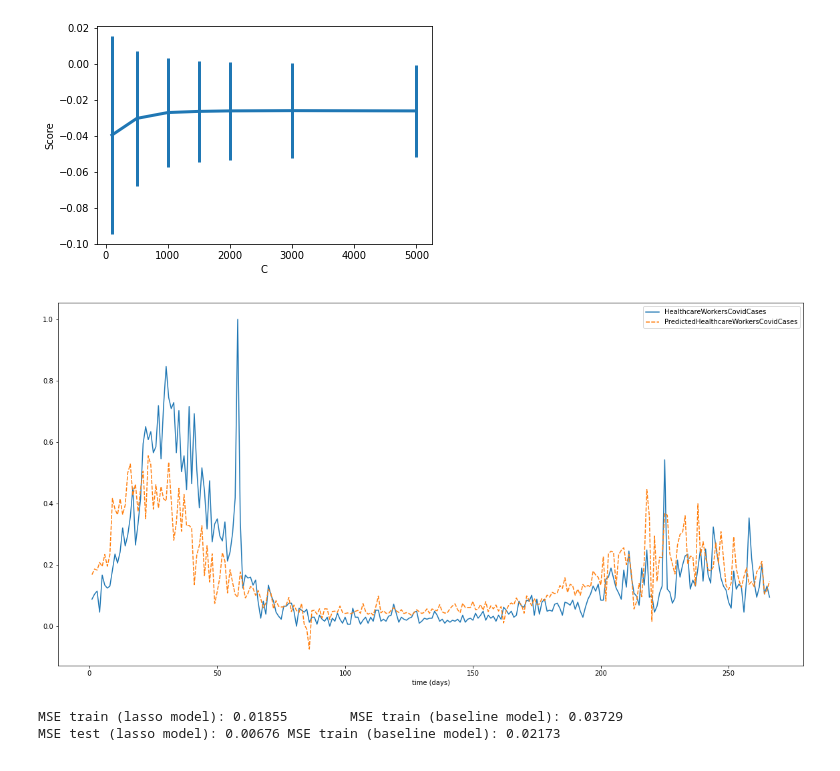
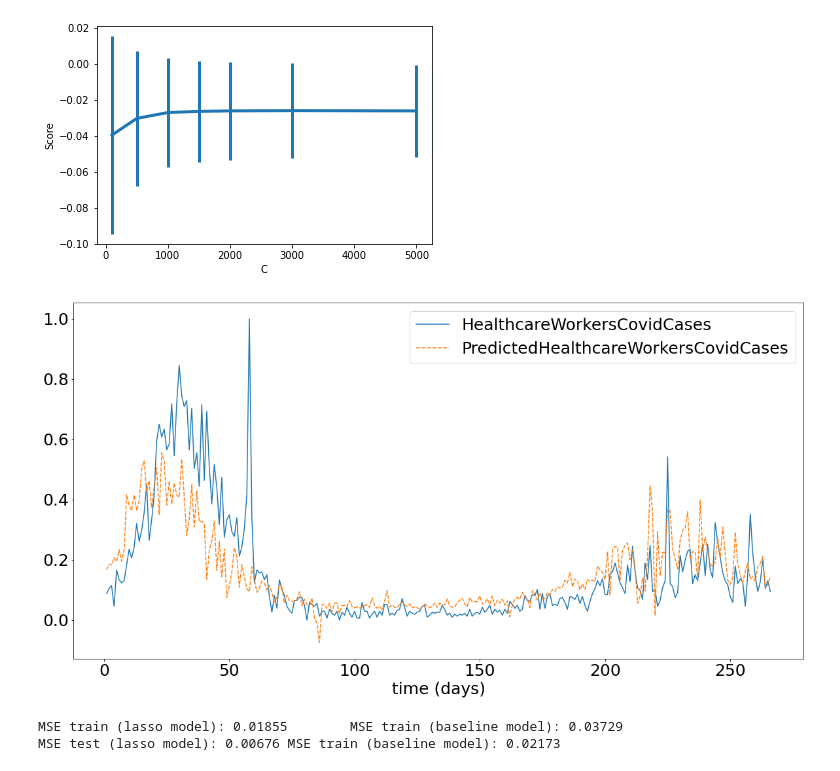
Before and after one commit to molonepa/ML-Group-Project, a Jupyter notebook: lasso.ipynb, the cells around one changed output. Saved outputs shown, nothing was run; the diff lists cells and outputs as text; code cells hidden in the pictures.

Commit message:
increased font size on graphs

```diff
--- a/lasso.ipynb
+++ b/lasso.ipynb
@@ -55,15 +55,16 @@ y_pred = model.predict(X)
 # %%
 df_new = pd.DataFrame()
 df_new['HealthcareWorkersCovidCases'] = df['HealthcareWorkersCovidCases']
 df_new['PredictedHealthcareWorkersCovidCases'] = y_pred
 
 fig = plt.figure(figsize=(20,10))
 sns.lineplot(data=df_new)
-plt.legend()
-plt.xlabel('time (days)')
+plt.legend(prop={'size': 25})
+plt.xlabel('time (days)', fontsize = 25)
+plt.tick_params(labelsize=25)
 plt.show()
 # %% [output]
-[figure, old version]
+[figure, new version]
 # %%
 mse_train = mean_squared_error(y_train, model.predict(X_train))
 mse_test = mean_squared_error(y_test, model.predict(X_test))
```
Also changed, not shown: parts of 1 cell of this notebook.
